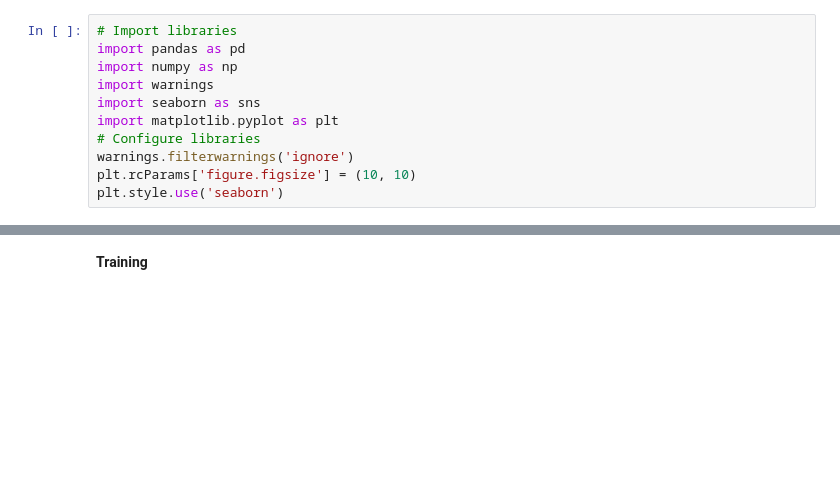
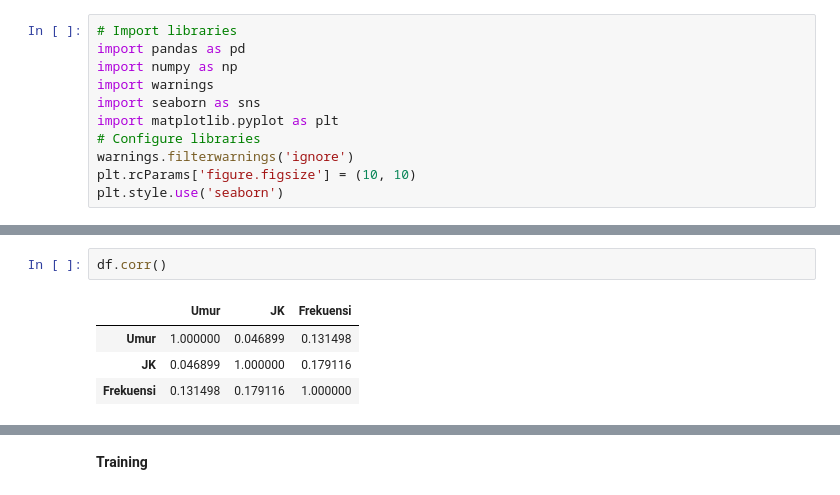
Before and after one commit to ds-dti/DS02_05_Attrition-Employee-Prediction, a Jupyter notebook: pre_processing.ipynb, the cells around one changed output, grey strips where cells are left out. Cells and saved outputs as stored; diff of their text form; blank space fills up the shorter version.

```diff
--- a/pre_processing.ipynb
+++ b/pre_processing.ipynb
@@ -58,0 +96,7 @@ Index(['No', 'ID', 'Nama', 'Umur', 'Gol (Rh)', 'JK', 'Frekuensi'], dtype='object
+# %%
+df.corr()
+# %% [output]
+|  | Umur | JK | Frekuensi |
+| Umur | 1.000000 | 0.046899 | 0.131498 |
+| JK | 0.046899 | 1.000000 | 0.179116 |
+| Frekuensi | 0.131498 | 0.179116 | 1.000000 |
```
Also changed, not shown: parts of 10 cells of this notebook.
